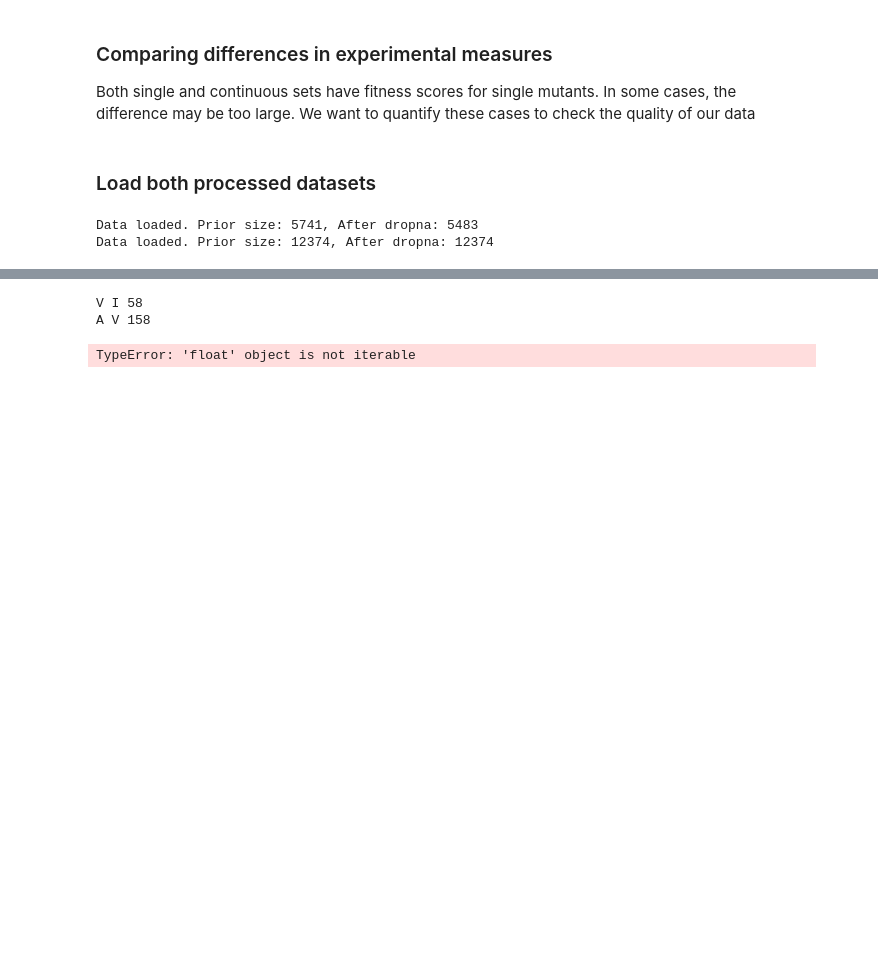
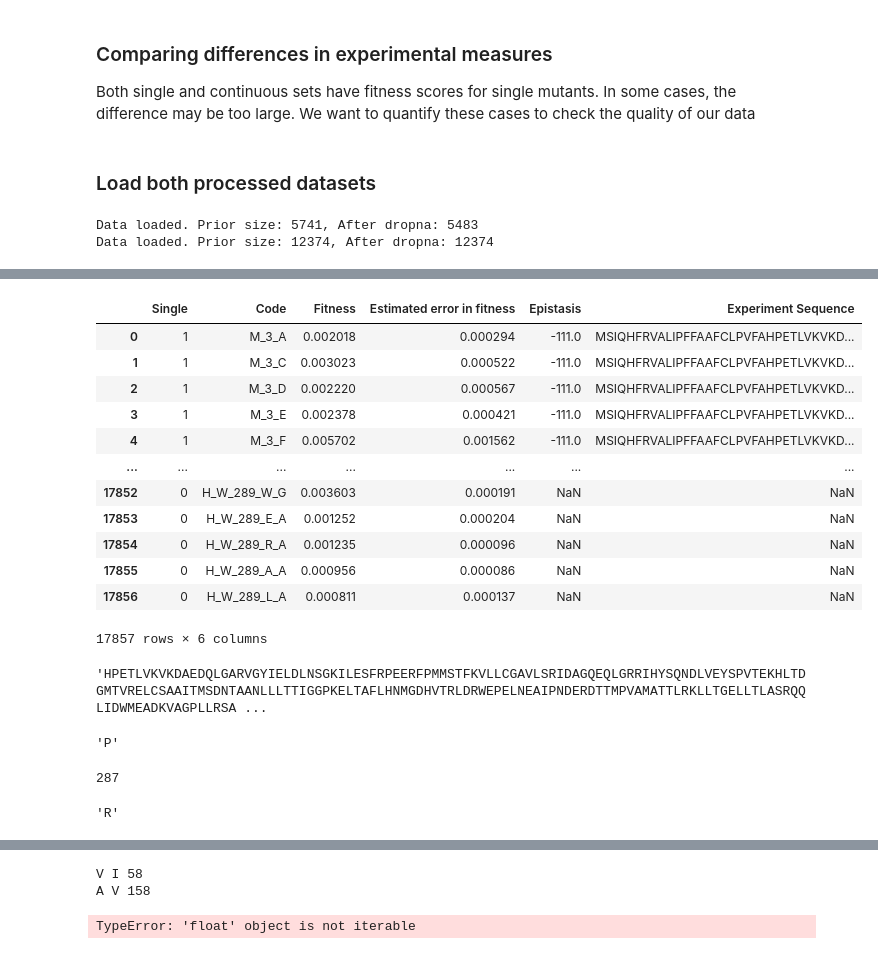
Before and after one commit to Arthurzhou09/aps360_project, a Jupyter notebook: experiments/compare_data.ipynb, the cells around one changed output, grey strips where cells are left out. Cells and saved outputs as stored; diff of their text form; code cells hidden in the pictures; blank space fills up the shorter version.

```diff
--- a/experiments/compare_data.ipynb
+++ b/experiments/compare_data.ipynb
@@ -22,3 +54,20 @@ Data loaded. Prior size: 12374, After dropna: 12374
+# %%
+a = pd.read_csv(r'C:\Users\Arthur Zhou\GitHub\aps360_project\src\data\processed\err_0.0\dms_processed.csv')
+a
+# %% [output]
+|  | Single | Code | Fitness | Estimated error in fitness | Epistasis | Experiment Sequence |
+| 0 | 1 | M_3_A | 0.002018 | 0.000294 | -111.0 | MSIQHFRVALIPFFAAFCLPVFAHPETLVKVKD... |
+| 1 | 1 | M_3_C | 0.003023 | 0.000522 | -111.0 | MSIQHFRVALIPFFAAFCLPVFAHPETLVKVKD... |
+| 2 | 1 | M_3_D | 0.002220 | 0.000567 | -111.0 | MSIQHFRVALIPFFAAFCLPVFAHPETLVKVKD... |
+| 3 | 1 | M_3_E | 0.002378 | 0.000421 | -111.0 | MSIQHFRVALIPFFAAFCLPVFAHPETLVKVKD... |
+| 4 | 1 | M_3_F | 0.005702 | 0.001562 | -111.0 | MSIQHFRVALIPFFAAFCLPVFAHPETLVKVKD... |
+| ... | ... | ... | ... | ... | ... | ... |
+| 17852 | 0 | H_W_289_W_G | 0.003603 | 0.000191 | NaN | NaN |
+| 17853 | 0 | H_W_289_E_A | 0.001252 | 0.000204 | NaN | NaN |
+| 17854 | 0 | H_W_289_R_A | 0.001235 | 0.000096 | NaN | NaN |
+| 17855 | 0 | H_W_289_A_A | 0.000956 | 0.000086 | NaN | NaN |
+| 17856 | 0 | H_W_289_L_A | 0.000811 | 0.000137 | NaN | NaN |
+17857 rows × 6 columns
 # %%
 seq = single_df.drop_duplicates(subset=['Ambler Position', 'WT AA'], ignore_index=True)['WT AA'].to_numpy()
 seq = "".join(seq)
@@ -29,3 +78,20 @@ structure = load_cif_structure(r'C:/Users/Arthur Zhou/GitHub/aps360_project/src/
 seq_b, atomic_coords  = parse_structure(structure)
 
 align_corods = np.array([])
+# %%
+seq_b
+# %% [output]
+'HPETLVKVKDAEDQLGARVGYIELDLNSGKILESFRPEERFPMMSTFKVLLCGAVLSRIDAGQEQLGRRIHYSQNDLVEYSPVTEKHLTDGMTVRELCSAAITMSDNTAANLLLTTIGGPKELTAFLHNMGDHVTRLDRWEPELNEAIPNDERDTTMPVAMATTLRKLLTGELLTLASRQQLIDWMEADKVAGPLLRSA ...
+# %%
+
+seq[23:-1][]
+# %% [output]
+'P'
+# %%
+len(seq)
+# %% [output]
+287
+# %%
+seq[237]
+# %% [output]
+'R'
```
Also changed, not shown: parts of 5 cells of this notebook, 4 other files.
